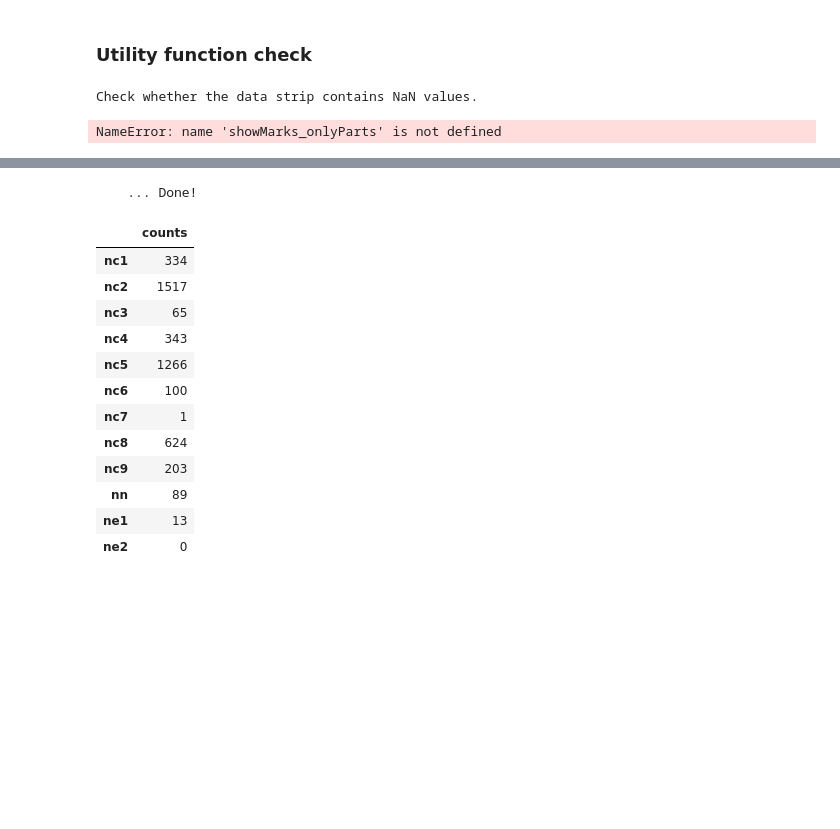
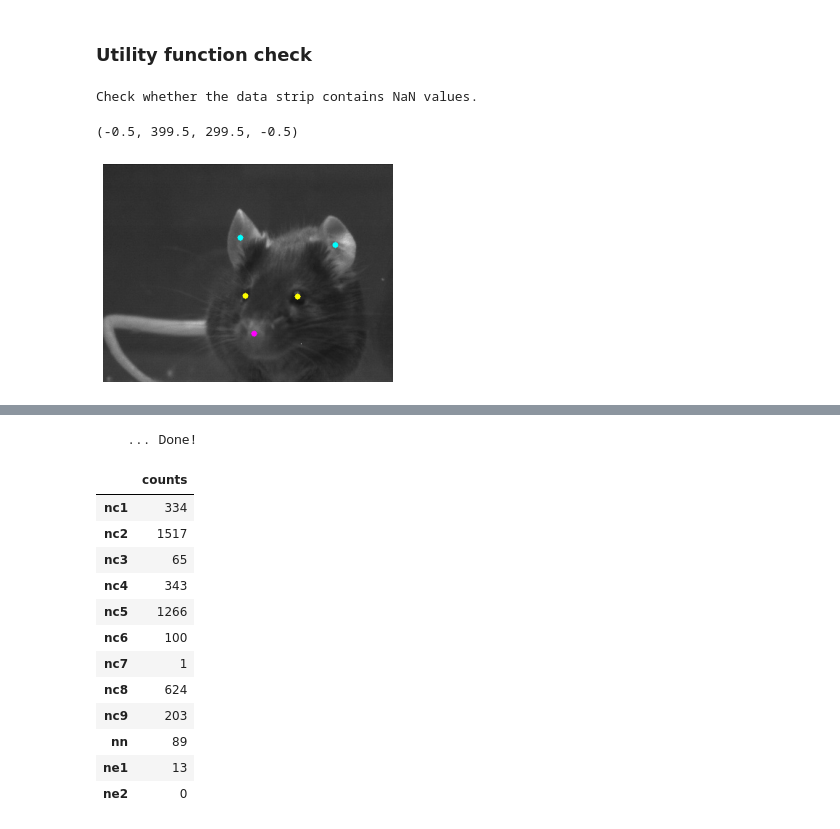
Before and after one commit to caocao0525/Mouse01, a Jupyter notebook: function_check_stage.ipynb, the cells around one changed output, grey strips where cells are left out. Drawn from its saved outputs; the diff is of its cells as text; code cells hidden in the pictures; blank space fills up the shorter version.

```diff
--- a/function_check_stage.ipynb
+++ b/function_check_stage.ipynb
@@ -8,10 +8,13 @@ from tqdm.notebook import tqdm
 showMarks(356, data)
 # %% [output]
 Check whether the data strip contains NaN values.
-# %%
-showMarks_onlyParts(356, data)
-# %% [output]
-NameError: name 'showMarks_onlyParts' is not defined
+# %%
+img, _ = showMarks_onlyParts(980, data)
+plt.imshow(img)
+plt.axis('off')
+# %% [output]
+(-0.5, 399.5, 299.5, -0.5)
+[figure, added]
 # %%
 def saveClass_update(data):
 
```
